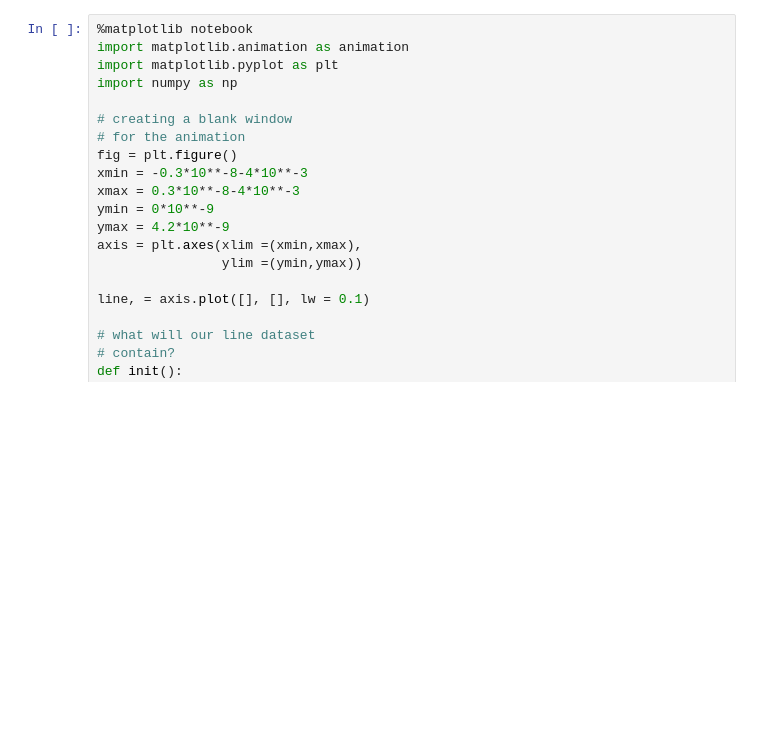
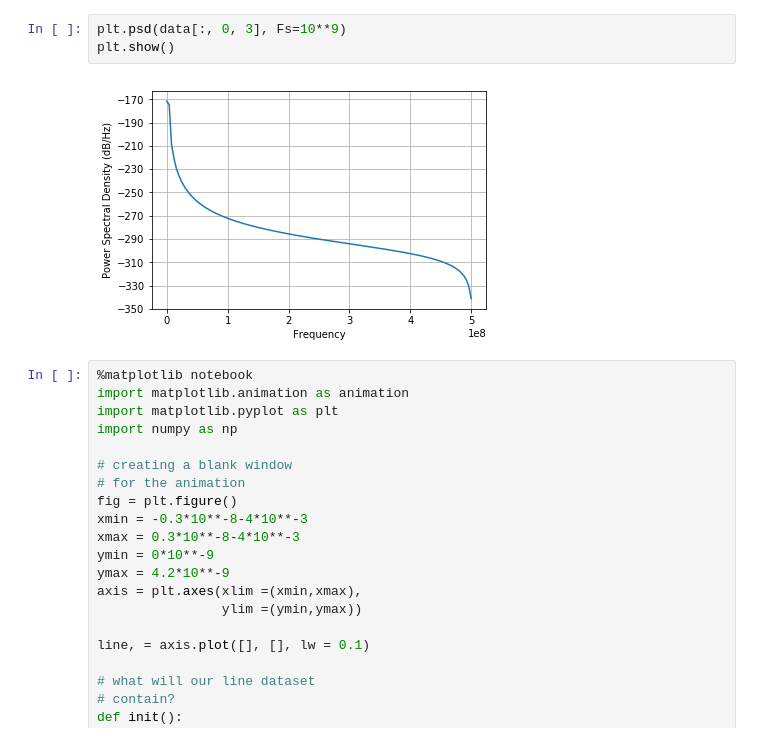
Before and after one commit to jzaris/cold-atoms-c, a Jupyter notebook: Read_output_data.ipynb, the cells around one changed output. Cells and saved outputs as stored; diff of their text form; blank space fills up the shorter version.

```diff
--- a/Read_output_data.ipynb
+++ b/Read_output_data.ipynb
@@ -249,3 +258,8 @@ plt.show()
+# %%
+plt.psd(data[:, 0, 3], Fs=10**9)
+plt.show()
+# %% [output]
+[figure, added]
 # %%
 %matplotlib notebook
 import matplotlib.animation as animation
```
Also changed, not shown: parts of 2 cells of this notebook, 1 other file.
